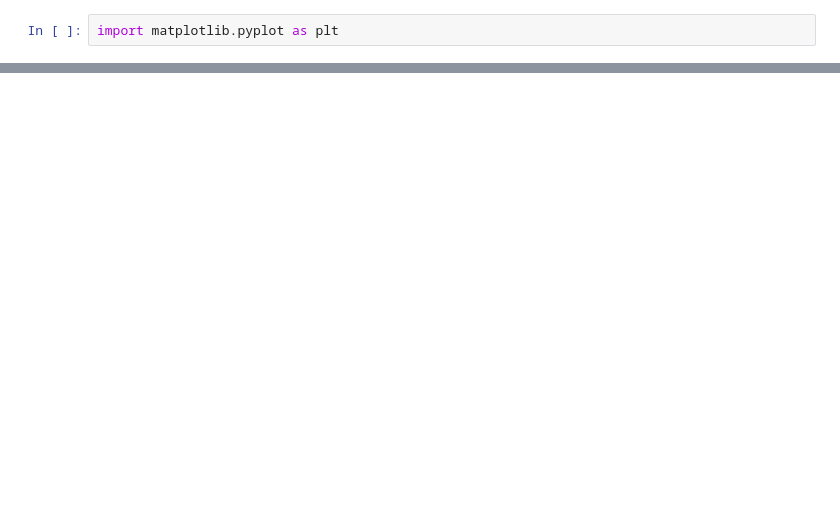
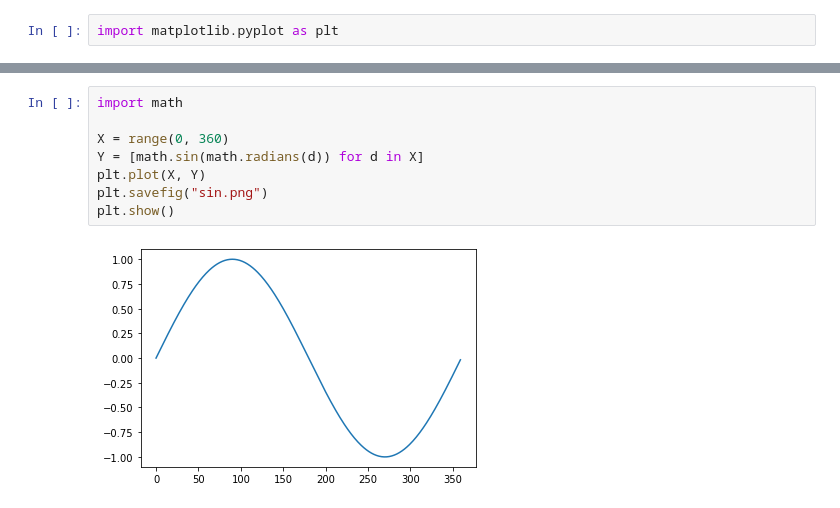
Before and after one commit to chosokabe1/python3nyumon, a Jupyter notebook: pyplot_xy.ipynb, the cells around one changed output, grey strips where cells are left out. Saved outputs shown, nothing was run; the diff lists cells and outputs as text; blank space fills up the shorter version.

```diff
--- a/pyplot_xy.ipynb
+++ b/pyplot_xy.ipynb
@@ -10,0 +15,10 @@ plt.show()
+# %%
+import math
+
+X = range(0, 360)
+Y = [math.sin(math.radians(d)) for d in X]
+plt.plot(X, Y)
+plt.savefig("sin.png")
+plt.show()
+# %% [output]
+[figure, added]
```
Also changed, not shown: parts of 2 cells of this notebook, 2 other files.
